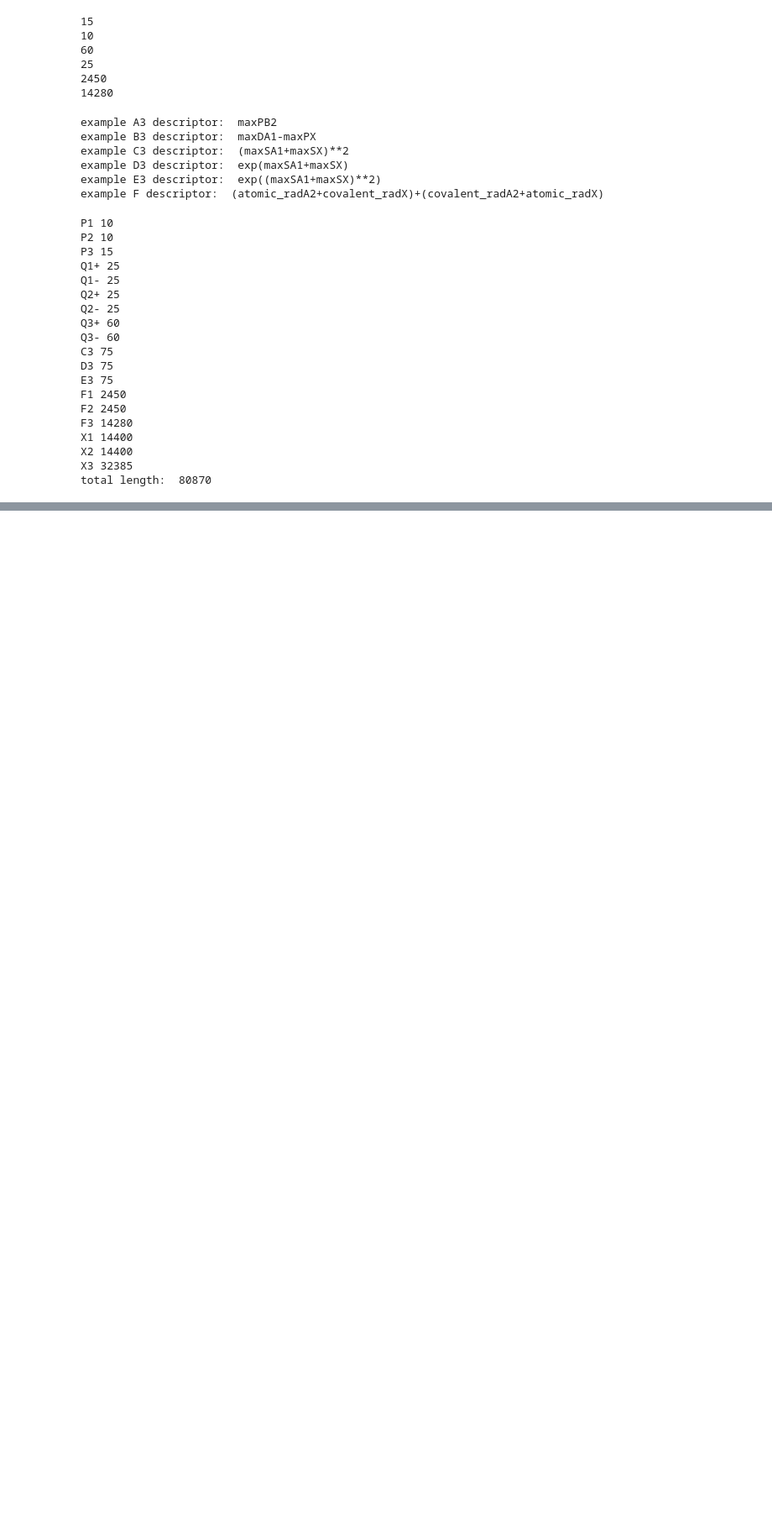
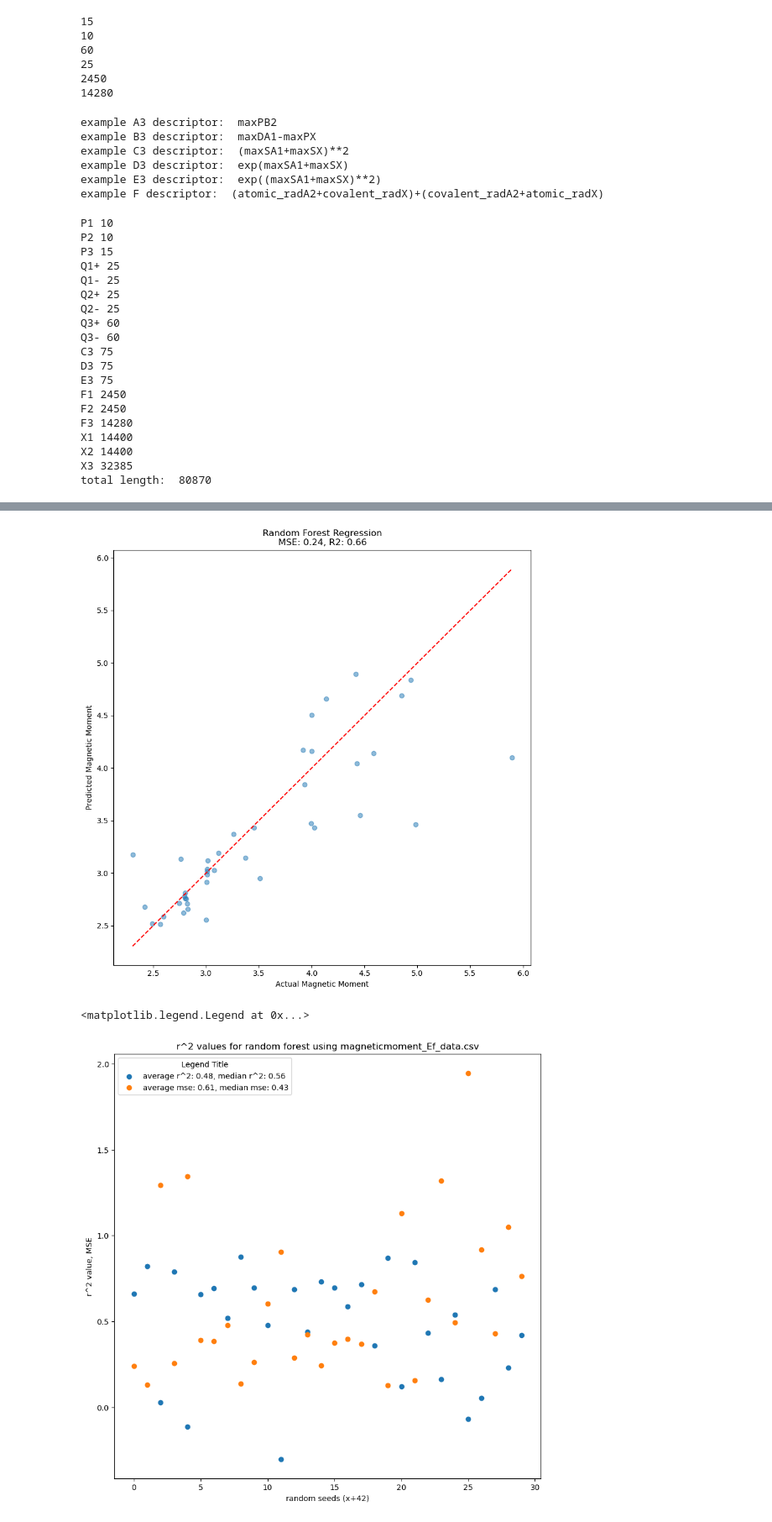
Before and after one commit to erikswanke/2d-Material-Science, a Jupyter notebook: critical role descriptor.ipynb, the cells around one changed output, grey strips where cells are left out. Shown at 84% size. Saved outputs shown, nothing was run; the diff lists cells and outputs as text; code cells hidden in the pictures; blank space fills up the shorter version.

```diff
--- a/critical role descriptor.ipynb
+++ b/critical role descriptor.ipynb
@@ -590,0 +642,73 @@ Feature 103: (n_up_singleX-n_val_singleX)/(exp((maxPA2+maxDA2)**2)) - Importance
+# %%
+#display(dfq.head(1))
+df_joined = dfq.copy()
+for i in sorted_indices:
+    curnam = X_selected.columns[i]
+    #print(X_selected.columns[i])
+    df_joined[curnam] = X_selected[X_selected.columns[i]]
+#display(df_joined.head(1))
+# %%
+#display(dfq.head(1))
+normal_df = dfq.copy()
+enhanced_df = df_joined.copy()
+normal_y = df_joined['magnetic_moment']
+enhanced_y = df_joined['magnetic_moment']
+normal_x = normal_df #["magnetic_moment"]#normal_x.drop("magnetic_moment", axis=1, inplace=True)
+normal_x.drop("magnetic_moment", axis=1, inplace=True)
+enhanced_x =  enhanced_df #["magnetic_moment"]#enhanced_df.drop("magnetic_moment", axis=1, inplace=True)
+enhanced_x.drop("magnetic_moment", axis=1, inplace=True)
+enhanced_x = enhanced_x.fillna(0)
+
+# Split the data into training and testing sets
+#print(normal_df.shape, normal_y.shape)
+mses = []
+r2s = []
+xs = [i for i in range(30)]
+for i in range(30):
+
+    X_train, X_test, y_train, y_test = train_test_split(enhanced_x, enhanced_y, test_size=0.2, random_state=(42+i))
+
+    # Initialize the Random Forest Regressor
+    rf_regressor = RandomForestRegressor(n_estimators=100, random_state=42)
+
+
+
+
+
+
+    rf_regressor.fit(X_train, y_train)
+
+    # Generate predictions
+    y_pred = rf_regressor.predict(X_test)
+
+    mse = mean_squared_error(y_test, y_pred)
+    r2 = r2_score(y_test, y_pred)
+    mses.append(mse)
+    r2s.append(r2)
+
+    if i == 0:
+        plt.figure(figsize=(10, 10))
+        plt.scatter(y_test, y_pred, alpha=0.5)
+        plt.plot([min(y_test), max(y_test)], [min(y_test), max(y_test)], color='red', linestyle='--')
+
+        plt.xlabel('Actual Magnetic Moment')
+        plt.ylabel('Predicted Magnetic Moment')
+        plt.title(f'Random Forest Regression\nMSE: {mse:.2f}, R2: {r2:.2f}')
+        plt.show()
+r2_avg = sum(r2s)/len(r2s)
+r2_median = statistics.median(r2s)
+mse_avg = sum(mses)/len(mses)
+mse_median = statistics.median(mses)
+#plot the errors and r2s
+plt.figure(figsize=(10, 10))
+plt.scatter(xs, r2s, label=f"average r^2: {r2_avg:.2f}, median r^2: {r2_median:.2f}")
+plt.scatter(xs, mses, label=f"average mse: {mse_avg:.2f}, median mse: {mse_median:.2f}")
+plt.xlabel('random seeds (x+42)')
+plt.ylabel('r^2 value, MSE')
+plt.title(f'r^2 values for random forest using magneticmoment_Ef_data.csv')
+plt.legend(loc='upper left', title='Legend Title')
+# Plot the predictions
+# %% [output]
+[figure, added]
+<matplotlib.legend.Legend at 0x...>
+[figure, added]
```
Also changed, not shown: parts of 8 cells of this notebook.
